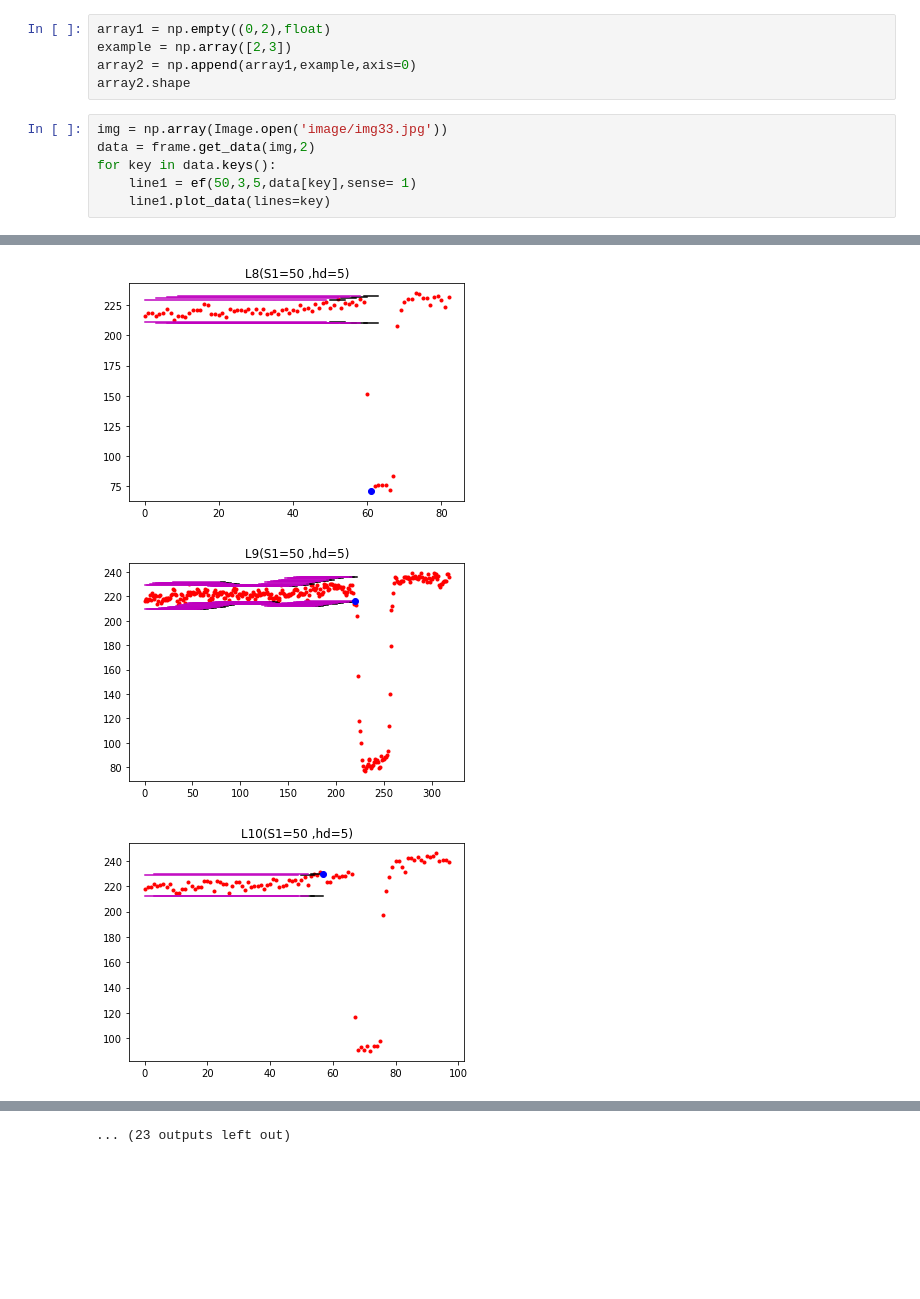
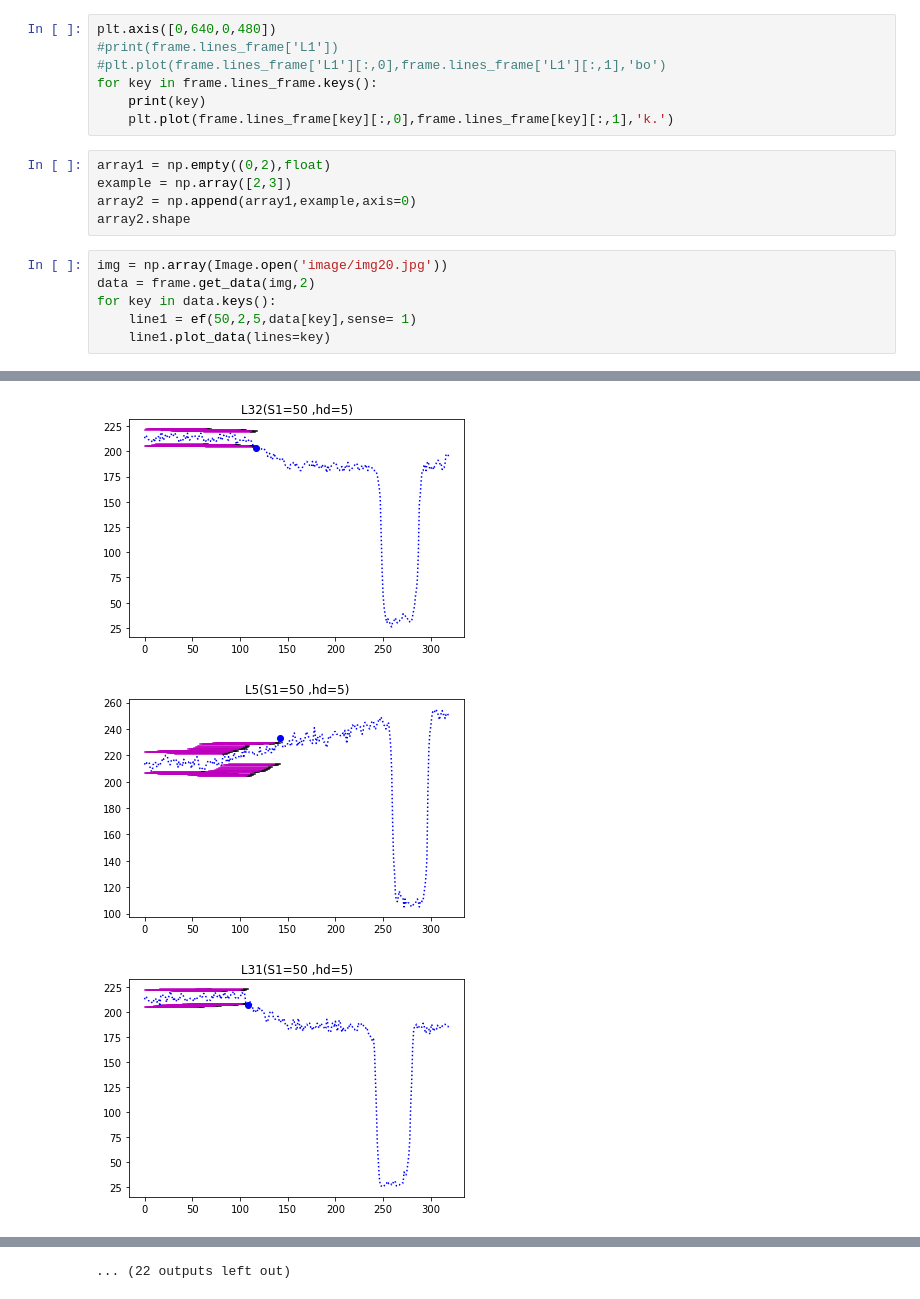
Before and after one commit to ChheangL/carCode, a Jupyter notebook: Debugg3sig.ipynb, the cells around one changed output, grey strips where cells are left out. Drawn from its saved outputs; the diff is of its cells as text; blank space fills up the shorter version.

```diff
--- a/Debugg3sig.ipynb
+++ b/Debugg3sig.ipynb
@@ -25,12 +25,19 @@ Calculating Frame ...
+# %%
+plt.axis([0,640,0,480])
+#print(frame.lines_frame['L1'])
+#plt.plot(frame.lines_frame['L1'][:,0],frame.lines_frame['L1'][:,1],'bo')
+for key in frame.lines_frame.keys():
+    print(key)
+    plt.plot(frame.lines_frame[key][:,0],frame.lines_frame[key][:,1],'k.')
 # %%
 array1 = np.empty((0,2),float)
 example = np.array([2,3])
 array2 = np.append(array1,example,axis=0)
 array2.shape
 # %%
-img = np.array(Image.open('image/img33.jpg'))
+img = np.array(Image.open('image/img20.jpg'))
 data = frame.get_data(img,2)
 for key in data.keys():
-    line1 = ef(50,3,5,data[key],sense= 1)
+    line1 = ef(50,2,5,data[key],sense= 1)
     line1.plot_data(lines=key)
 # %% [output]
@@ -44,3 +51,3 @@ for key in data.keys():
-[figure, old version]
+[figure, new version]
-[figure, old version]
+[figure, new version]
-[figure, old version]
+[figure, new version]
@@ -49 +56 @@ for key in data.keys():
-... (23 outputs left out)
+... (22 outputs left out)
```
Also changed, not shown: parts of 2 cells of this notebook, 9 other files.
